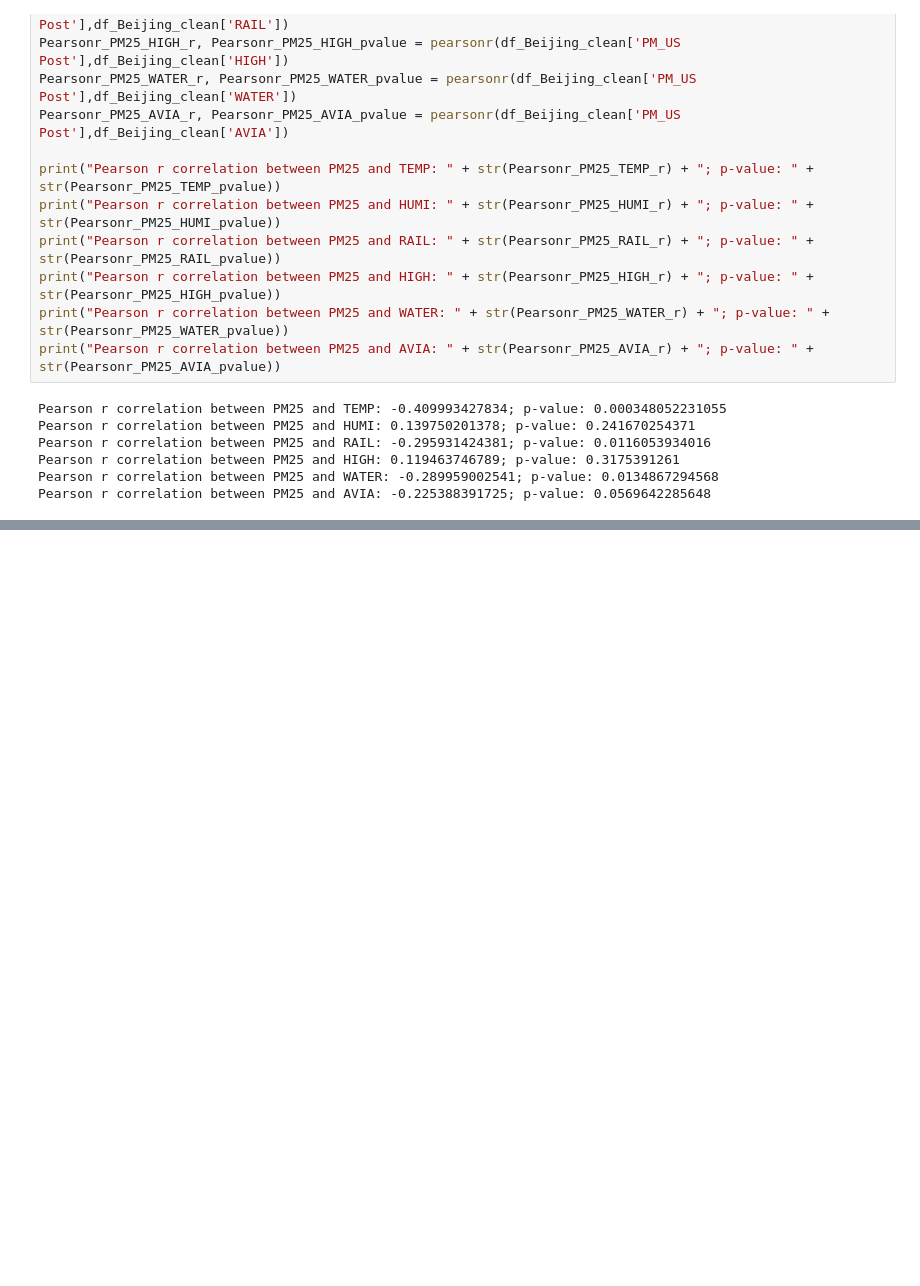
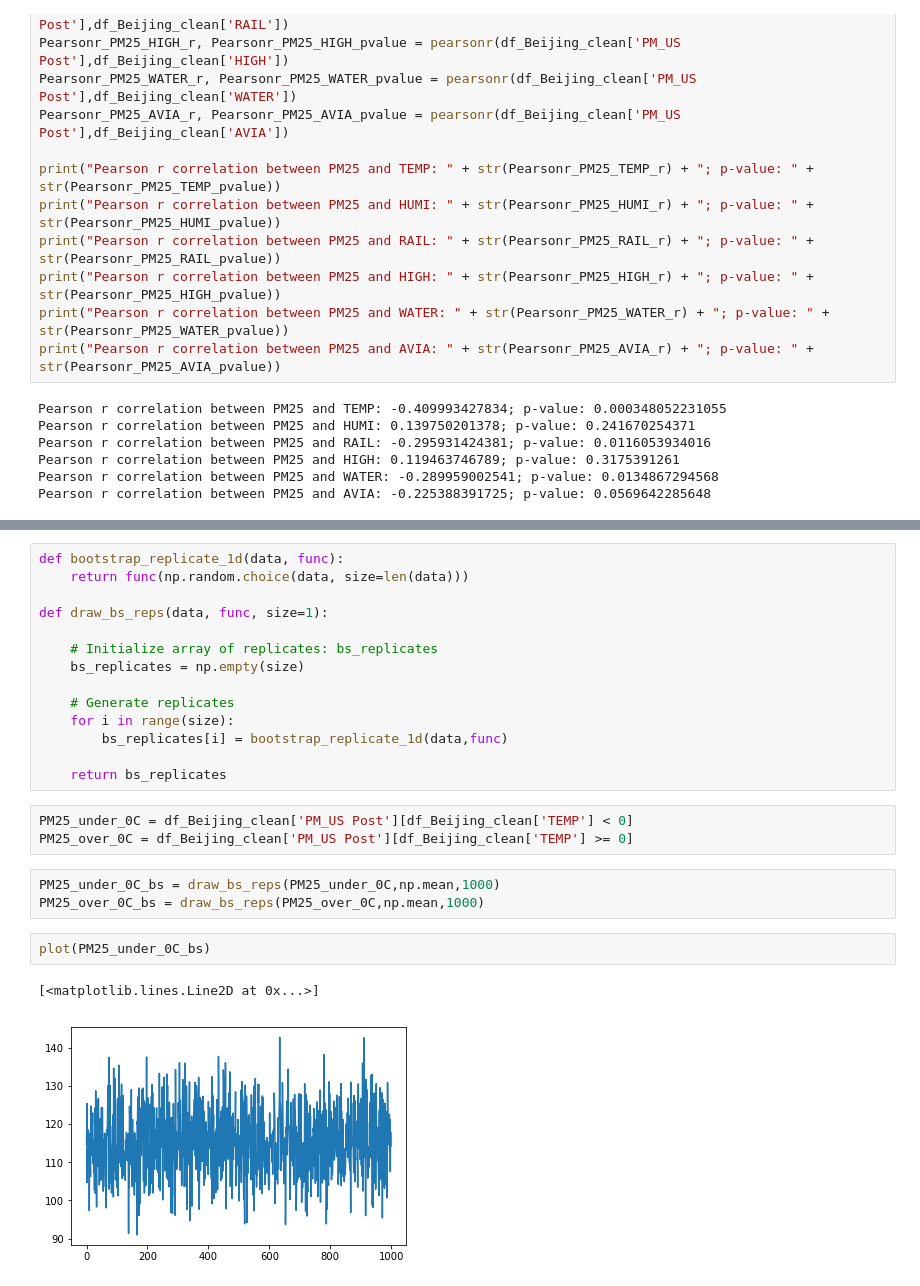
Before and after one commit to kevinlimk/BeijingPM2.5, a Jupyter notebook: ChinaPM25.ipynb, the cells around one changed output, grey strips where cells are left out. Saved outputs shown, nothing was run; the diff lists cells and outputs as text; blank space fills up the shorter version.

```diff
--- a/ChinaPM25.ipynb
+++ b/ChinaPM25.ipynb
@@ -822,0 +895,25 @@ Pearson r correlation between PM25 and AVIA: -0.225388391725; p-value: 0.0569642
+# %%
+def bootstrap_replicate_1d(data, func):
+    return func(np.random.choice(data, size=len(data)))
+
+def draw_bs_reps(data, func, size=1):
+
+    # Initialize array of replicates: bs_replicates
+    bs_replicates = np.empty(size)
+
+    # Generate replicates
+    for i in range(size):
+        bs_replicates[i] = bootstrap_replicate_1d(data,func)
+
+    return bs_replicates
+# %%
+PM25_under_0C = df_Beijing_clean['PM_US Post'][df_Beijing_clean['TEMP'] < 0]
+PM25_over_0C = df_Beijing_clean['PM_US Post'][df_Beijing_clean['TEMP'] >= 0]
+# %%
+PM25_under_0C_bs = draw_bs_reps(PM25_under_0C,np.mean,1000)
+PM25_over_0C_bs = draw_bs_reps(PM25_over_0C,np.mean,1000)
+# %%
+plot(PM25_under_0C_bs)
+# %% [output]
+[<matplotlib.lines.Line2D at 0x...>]
+[figure, added]
```
Also changed, not shown: parts of 13 cells of this notebook.
